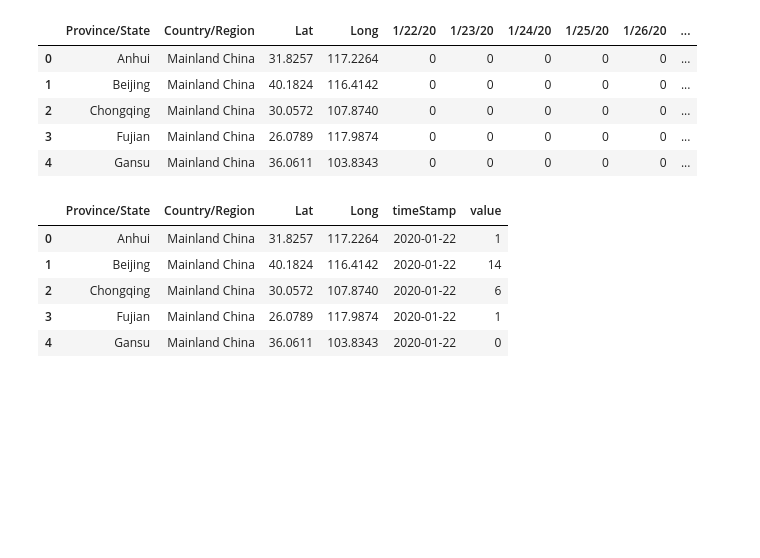
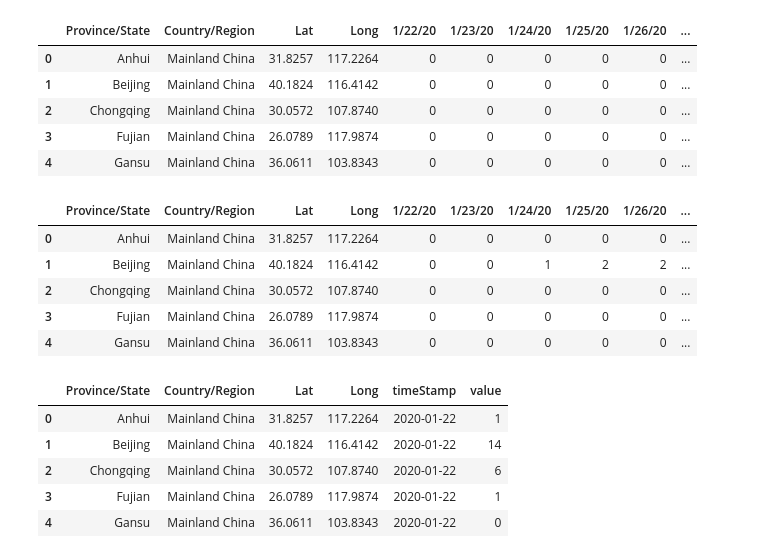
Before and after one commit to mchirico/COVID-19, a Jupyter notebook: COVID_19.ipynb, the cells around one changed output. Drawn from its saved outputs; the diff is of its cells as text; code cells hidden in the pictures; blank space fills up the shorter version.

```diff
--- a/COVID_19.ipynb
+++ b/COVID_19.ipynb
@@ -88,4 +88,16 @@ dt.head()
 | 2 | Chongqing | Mainland China | 30.0572 | 107.8740 | 0 | 0 | 0 | 0 | 0 | ... |
 | 3 | Fujian | Mainland China | 26.0789 | 117.9874 | 0 | 0 | 0 | 0 | 0 | ... |
 | 4 | Gansu | Mainland China | 36.0611 | 103.8343 | 0 | 0 | 0 | 0 | 0 | ... |
+# %%
+# Recovered
+url='https://raw.githubusercontent.com/CSSEGISandData/COVID-19/master/csse_covid_19_data/csse_covid_19_time_series/time_series_19-covid-Recovered.csv'
+dr=pd.read_csv(url)
+dr.head()
+# %% [output]
+|  | Province/State | Country/Region | Lat | Long | 1/22/20 | 1/23/20 | 1/24/20 | 1/25/20 | 1/26/20 | ... |
+| 0 | Anhui | Mainland China | 31.8257 | 117.2264 | 0 | 0 | 0 | 0 | 0 | ... |
+| 1 | Beijing | Mainland China | 40.1824 | 116.4142 | 0 | 0 | 1 | 2 | 2 | ... |
+| 2 | Chongqing | Mainland China | 30.0572 | 107.8740 | 0 | 0 | 0 | 0 | 0 | ... |
+| 3 | Fujian | Mainland China | 26.0789 | 117.9874 | 0 | 0 | 0 | 0 | 0 | ... |
+| 4 | Gansu | Mainland China | 36.0611 | 103.8343 | 0 | 0 | 0 | 0 | 0 | ... |
 # %%
```
Also changed, not shown: parts of 5 cells of this notebook.
